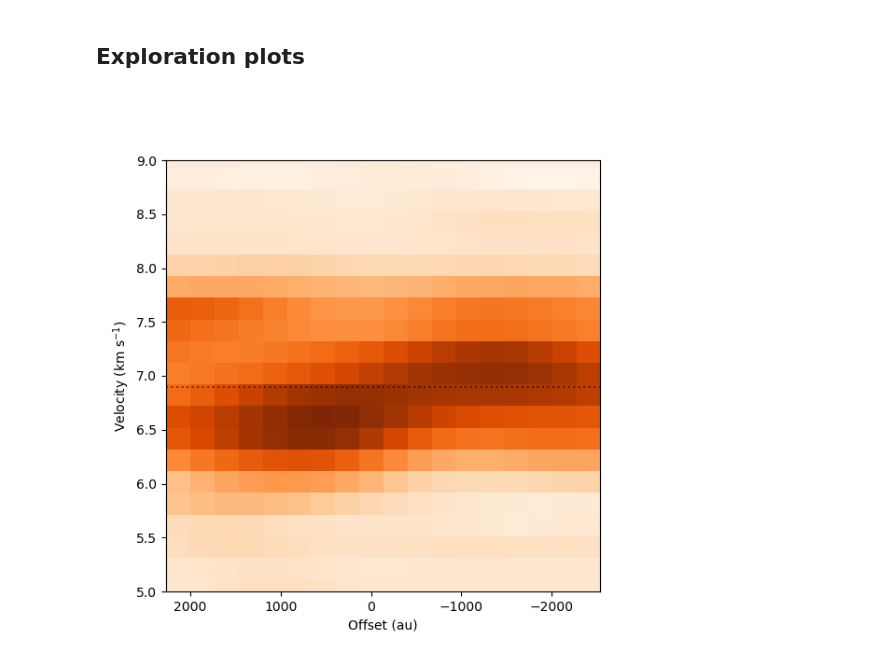
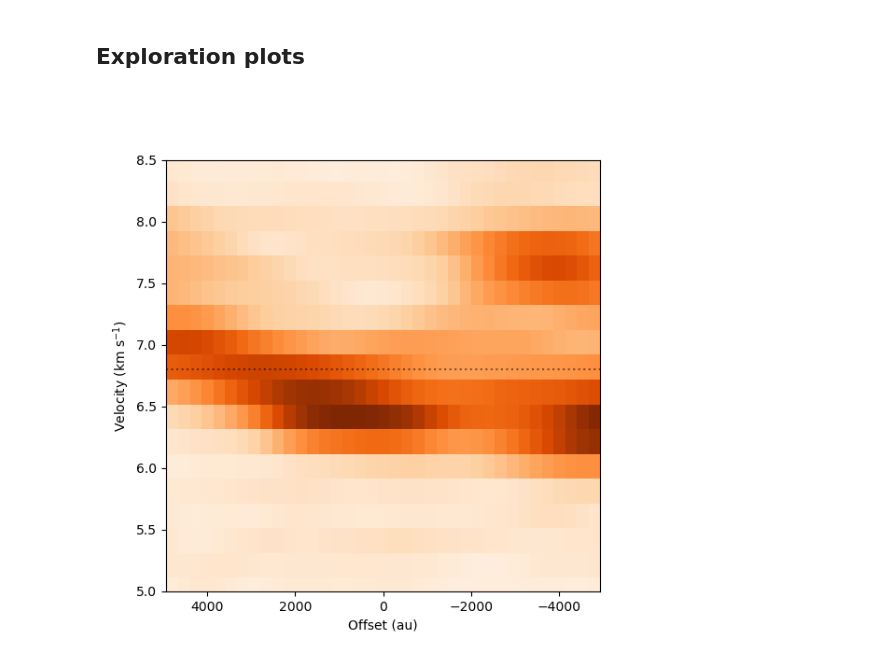
Before and after one commit to tere-valdivia/propstar_gasflow, a Jupyter notebook: analysis/protostar_cutouts/cutout_N2Hp.ipynb, the cells around one changed output. Saved outputs shown, nothing was run; the diff lists cells and outputs as text; code cells hidden in the pictures.

```diff
--- a/analysis/protostar_cutouts/cutout_N2Hp.ipynb
+++ b/analysis/protostar_cutouts/cutout_N2Hp.ipynb
@@ -44,8 +44,8 @@ if cut_clusters:
 
 catalog_protostars = pd.read_csv(sourcecat)
 # %%
-sourcename = 'IRAS4A'
-catalogno = 1
+sourcename = 'Per-emb-15'
+catalogno = 3
 racent, deccent = catalog_protostars.loc[catalogno, ['RAJ2000', 'DEJ2000']].values
 subcubes_basename = sourcename + '_N2Hp_{}'
 vlsr = catalog_protostars.loc[catalogno, 'vlsr']
@@ -102,11 +102,11 @@ if cut_clusters:
 # %%
 # pv diagrams
 
-pa_angle = (19+90)*u.deg #degrees from north
+pa_angle = (-35+90)*u.deg #degrees from north
 widtharcsec = (cube.header['bmaj'] * u.deg).to(u.arcsec)
 # centerxdeg, centerydeg = catalog_protostars.loc[catalogno, 'RAJ2000']*u.deg, catalog_protostars.loc[catalogno, 'DEJ2000']*u.deg
 racent, deccent = catalog_protostars.loc[catalogno, ['RAJ2000', 'DEJ2000']] * u.deg
-length = (5000 / 293 *u.arcsec).to(u.deg)
+length = (10000 / 293 *u.arcsec).to(u.deg)
 gcent = SkyCoord(racent, deccent)
 pvfilename = subcubes_basename.format('pvdiag.fits')
 pathcent = PathFromCenter(center=gcent, length=length, angle=pa_angle, width=widtharcsec)
@@ -129,28 +129,28 @@ hdu.writeto(pvarcsecfilename)
 # %%
 delta0 = pvheader['CRVAL1']
 delta_delta = pvheader['CDELT1']
 delta_pix0 = pvheader['CRPIX1']
 delta_npix = pvheader['NAXIS1']
 vel0 = pvheader['CRVAL2']
 delta_vel = pvheader['CDELT2']
 vel_pix0 = pvheader['CRPIX2']
 vel_npix = pvheader['NAXIS2']
 
 
 delta_array = np.array([delta0 + delta_delta*(i-delta_pix0) for i in range(delta_npix)]) * u.arcsec
 vel_array = np.array([vel0 + delta_vel * (i - vel_pix0) for i in range(vel_npix)]) * u.m/u.s
 vel_array = vel_array.to(u.km/u.s)
 distance_array = (delta_array).value * 293 * u.au
 # we create the meshgrid to plot
 offset, vel = np.meshgrid(distance_array, vel_array)
 
 fig = plt.figure(figsize=(6,6))
 ax = fig.add_subplot(111)
 pcolor = ax.pcolor(offset.value, vel.value, pvdata, shading='auto', cmap='Oranges')
 ax.axhline(vlsr, color='k', ls=':', alpha=0.5)
 ax.set_xlabel('Offset (au)')
 ax.set_ylabel(r'Velocity (km s$^{-1}$)')
-ax.set_ylim([5,9])
+ax.set_ylim([5,8.5])
 ax.invert_xaxis()
 # %% [output]
-[figure, old version]
+[figure, new version]
```
Also changed, not shown: parts of 1 cell of this notebook, 48 other files.
